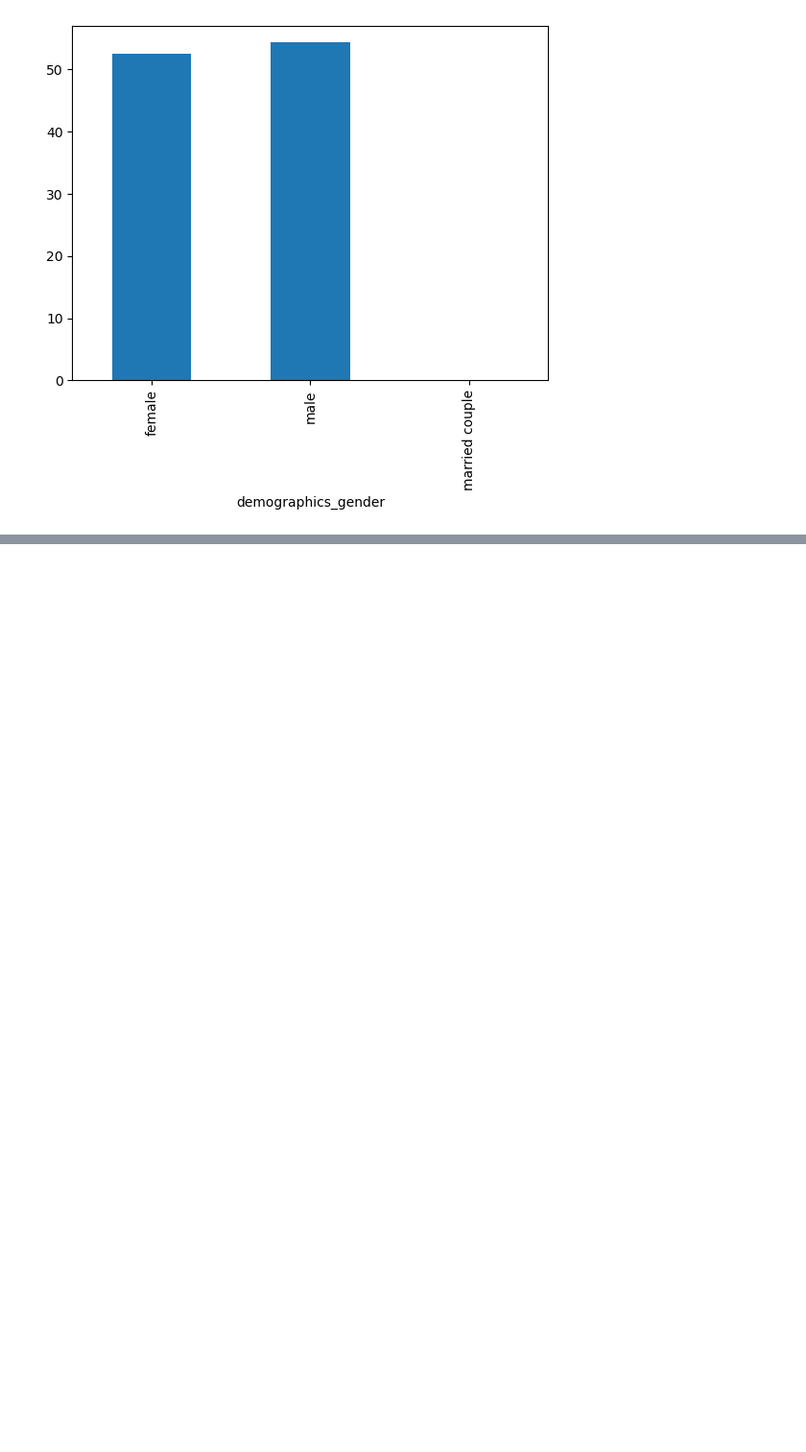
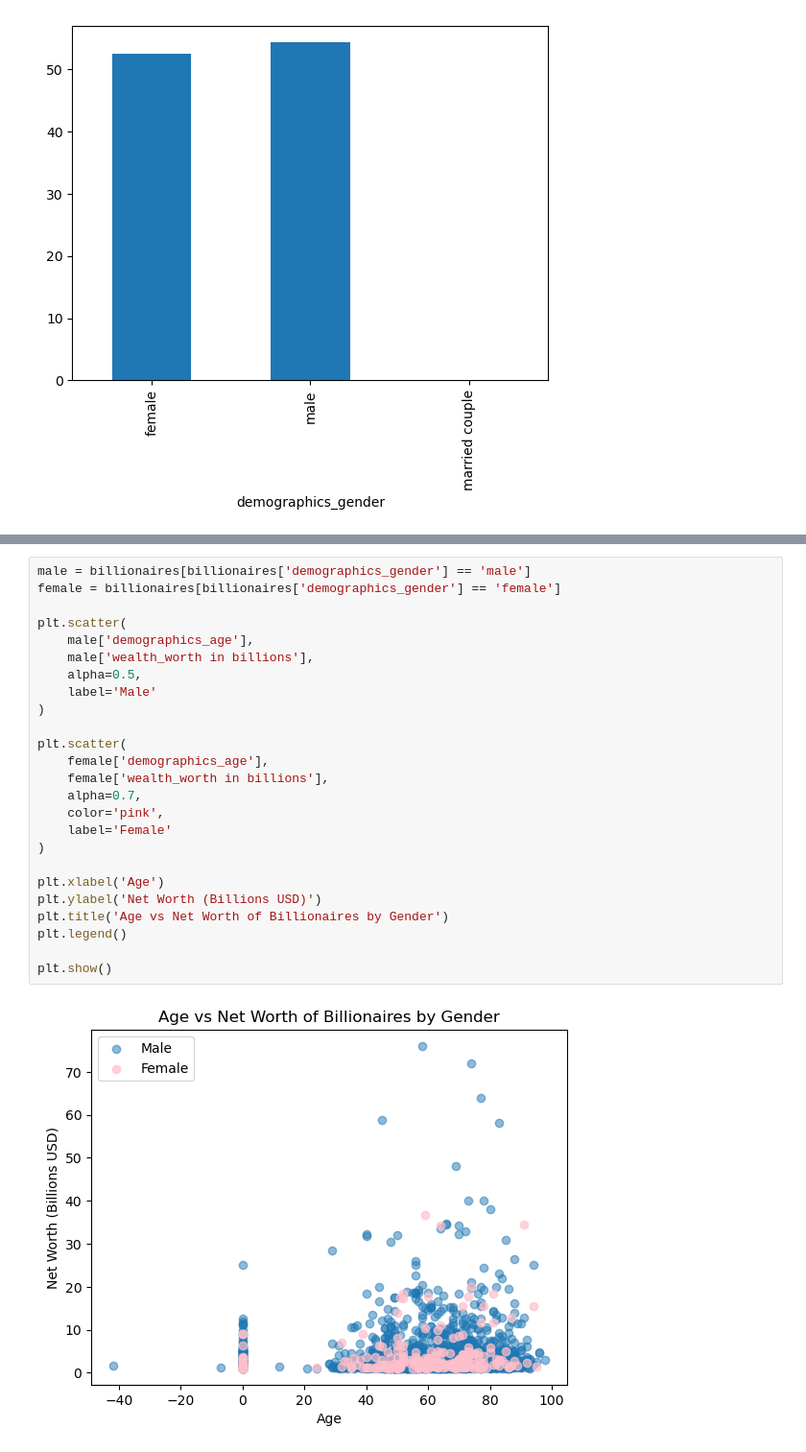
Before and after one commit to aleren040406/cs-130-project, a Jupyter notebook: analysis.ipynb, the cells around one changed output, grey strips where cells are left out. Shown at 96% size. Drawn from its saved outputs; the diff is of its cells as text; blank space fills up the shorter version.

```diff
--- a/analysis.ipynb
+++ b/analysis.ipynb
@@ -341,0 +359,27 @@ plt.show()
+# %%
+male = billionaires[billionaires['demographics_gender'] == 'male']
+female = billionaires[billionaires['demographics_gender'] == 'female']
+
+plt.scatter(
+    male['demographics_age'],
+    male['wealth_worth in billions'],
+    alpha=0.5,
+    label='Male'
+)
+
+plt.scatter(
+    female['demographics_age'],
+    female['wealth_worth in billions'],
+    alpha=0.7,
+    color='pink',
+    label='Female'
+)
+
+plt.xlabel('Age')
+plt.ylabel('Net Worth (Billions USD)')
+plt.title('Age vs Net Worth of Billionaires by Gender')
+plt.legend()
+
+plt.show()
+# %% [output]
+[figure, added]
```
Also changed, not shown: parts of 8 cells of this notebook.
